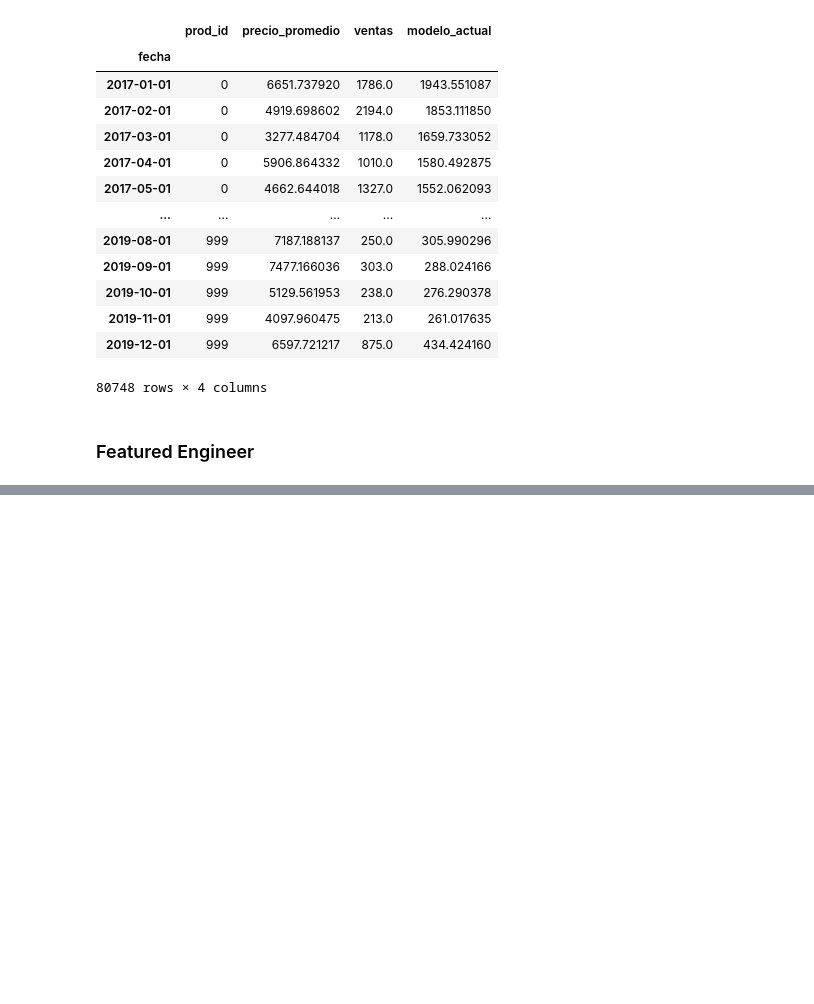
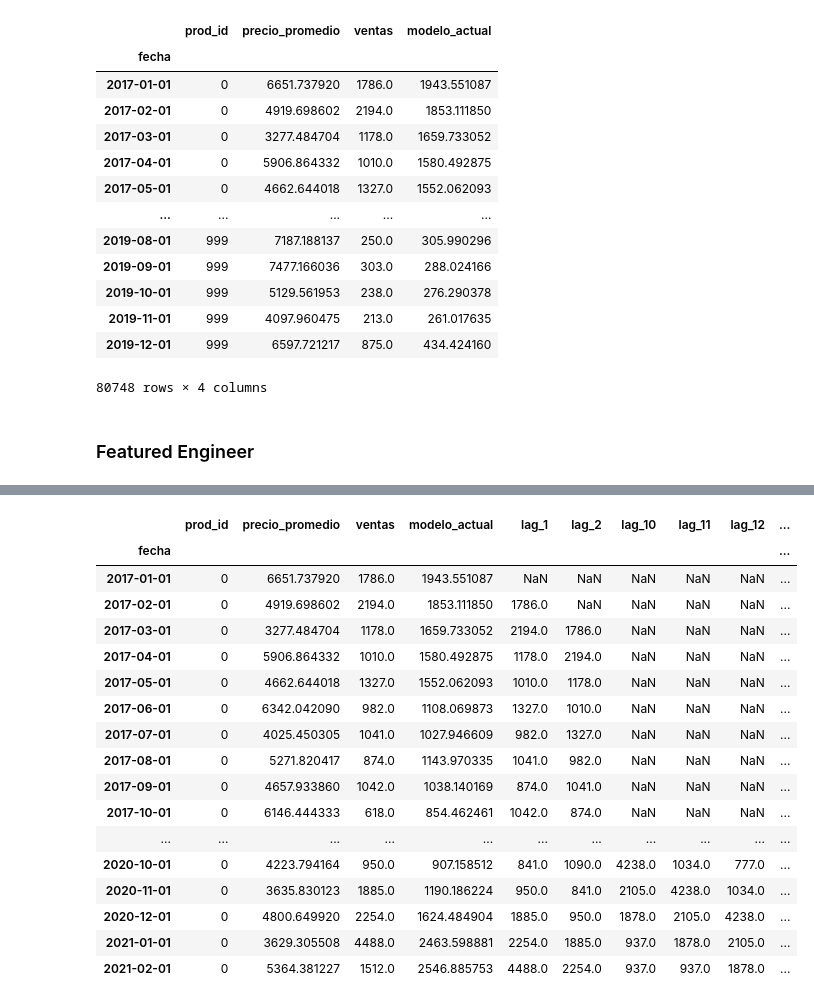
Before and after one commit to cristianBMJ/Brain_Food_challengue, a Jupyter notebook: solucion_desafio_BF.ipynb, the cells around one changed output, grey strips where cells are left out. Cells and saved outputs as stored; diff of their text form; code cells hidden in the pictures; blank space fills up the shorter version.

```diff
--- a/solucion_desafio_BF.ipynb
+++ b/solucion_desafio_BF.ipynb
@@ -280,0 +310,11 @@ X1.head()
+# %%
+df['lag_1'] = df['ventas'].shift(1)
+df['lag_2'] = df['ventas'].shift(2)
+
+df['lag_10'] = df['ventas'].shift(10)
+df['lag_11'] = df['ventas'].shift(11)
+df['lag_12'] = df['ventas'].shift(12)
+df['lag_13'] = df['ventas'].shift(13)
+# %%
+tmp = df.copy()
+tmp.index = tmp.index.to_period('D')
@@ -280,0 +343,22 @@ X1.head()
+# %%
+df = pd.concat( [tmp, X_fourier] , axis= 1 )
+df.head(50)
+# %% [output]
+|  | prod_id | precio_promedio | ventas | modelo_actual | lag_1 | lag_2 | lag_10 | lag_11 | lag_12 | ... |
+| fecha |  |  |  |  |  |  |  |  |  | ... |
+| 2017-01-01 | 0 | 6651.737920 | 1786.0 | 1943.551087 | NaN | NaN | NaN | NaN | NaN | ... |
+| 2017-02-01 | 0 | 4919.698602 | 2194.0 | 1853.111850 | 1786.0 | NaN | NaN | NaN | NaN | ... |
+| 2017-03-01 | 0 | 3277.484704 | 1178.0 | 1659.733052 | 2194.0 | 1786.0 | NaN | NaN | NaN | ... |
+| 2017-04-01 | 0 | 5906.864332 | 1010.0 | 1580.492875 | 1178.0 | 2194.0 | NaN | NaN | NaN | ... |
+| 2017-05-01 | 0 | 4662.644018 | 1327.0 | 1552.062093 | 1010.0 | 1178.0 | NaN | NaN | NaN | ... |
+| 2017-06-01 | 0 | 6342.042090 | 982.0 | 1108.069873 | 1327.0 | 1010.0 | NaN | NaN | NaN | ... |
+| 2017-07-01 | 0 | 4025.450305 | 1041.0 | 1027.946609 | 982.0 | 1327.0 | NaN | NaN | NaN | ... |
+| 2017-08-01 | 0 | 5271.820417 | 874.0 | 1143.970335 | 1041.0 | 982.0 | NaN | NaN | NaN | ... |
+| 2017-09-01 | 0 | 4657.933860 | 1042.0 | 1038.140169 | 874.0 | 1041.0 | NaN | NaN | NaN | ... |
+| 2017-10-01 | 0 | 6146.444333 | 618.0 | 854.462461 | 1042.0 | 874.0 | NaN | NaN | NaN | ... |
+| ... | ... | ... | ... | ... | ... | ... | ... | ... | ... | ... |
+| 2020-10-01 | 0 | 4223.794164 | 950.0 | 907.158512 | 841.0 | 1090.0 | 4238.0 | 1034.0 | 777.0 | ... |
+| 2020-11-01 | 0 | 3635.830123 | 1885.0 | 1190.186224 | 950.0 | 841.0 | 2105.0 | 4238.0 | 1034.0 | ... |
+| 2020-12-01 | 0 | 4800.649920 | 2254.0 | 1624.484904 | 1885.0 | 950.0 | 1878.0 | 2105.0 | 4238.0 | ... |
+| 2021-01-01 | 0 | 3629.305508 | 4488.0 | 2463.598881 | 2254.0 | 1885.0 | 937.0 | 1878.0 | 2105.0 | ... |
+| 2021-02-01 | 0 | 5364.381227 | 1512.0 | 2546.885753 | 4488.0 | 2254.0 | 937.0 | 937.0 | 1878.0 | ... |
```
Also changed, not shown: parts of 15 cells of this notebook.
